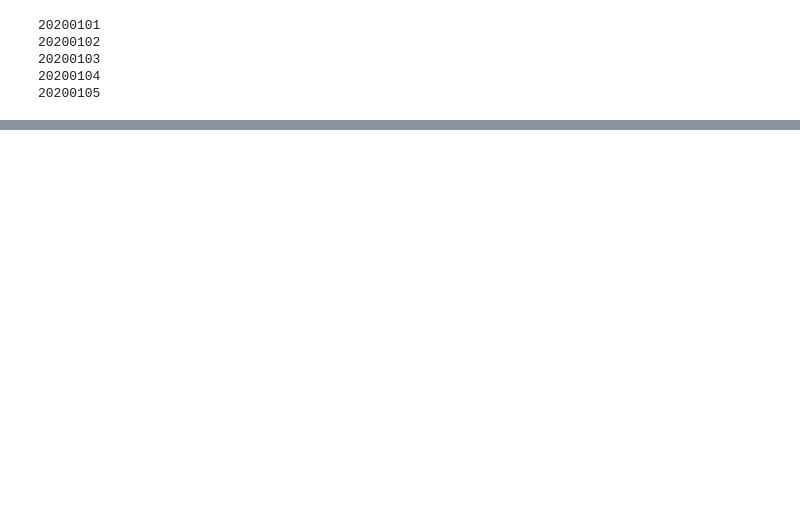
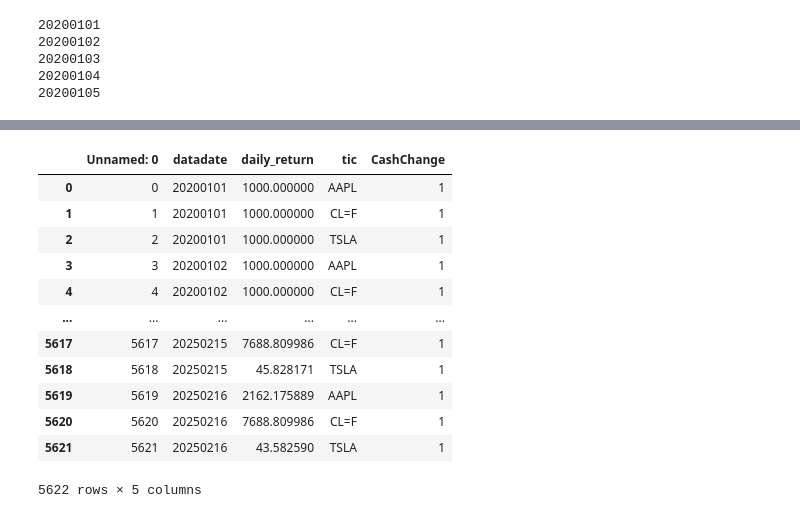
Before and after one commit to justege/VanillaAlgorithmicTrading, a Jupyter notebook: Mean_Variance_Optimization.ipynb, the cells around one changed output, grey strips where cells are left out. Drawn from its saved outputs; the diff is of its cells as text; code cells hidden in the pictures; blank space fills up the shorter version.

```diff
--- a/Mean_Variance_Optimization.ipynb
+++ b/Mean_Variance_Optimization.ipynb
@@ -124,5 +176,20 @@ synthetic_df.to_csv('synthetic_portolio_ready.csv')
 # %%
-asset_data = pd.read_csv("synthetic_portolio_ready.csv")
+asset_data = pd.read_csv("portfolio.csv")
+asset_data
+# %% [output]
+|  | Unnamed: 0 | datadate | daily_return | tic | CashChange |
+| 0 | 0 | 20200101 | 1000.000000 | AAPL | 1 |
+| 1 | 1 | 20200101 | 1000.000000 | CL=F | 1 |
+| 2 | 2 | 20200101 | 1000.000000 | TSLA | 1 |
+| 3 | 3 | 20200102 | 1000.000000 | AAPL | 1 |
+| 4 | 4 | 20200102 | 1000.000000 | CL=F | 1 |
+| ... | ... | ... | ... | ... | ... |
+| 5617 | 5617 | 20250215 | 7688.809986 | CL=F | 1 |
+| 5618 | 5618 | 20250215 | 45.828171 | TSLA | 1 |
+| 5619 | 5619 | 20250216 | 2162.175889 | AAPL | 1 |
+| 5620 | 5620 | 20250216 | 7688.809986 | CL=F | 1 |
+| 5621 | 5621 | 20250216 | 43.582590 | TSLA | 1 |
+5622 rows × 5 columns
 # %%
 # Create a list of symbols
 symbols = [
```
Also changed, not shown: parts of 30 cells of this notebook, 27 other files.
